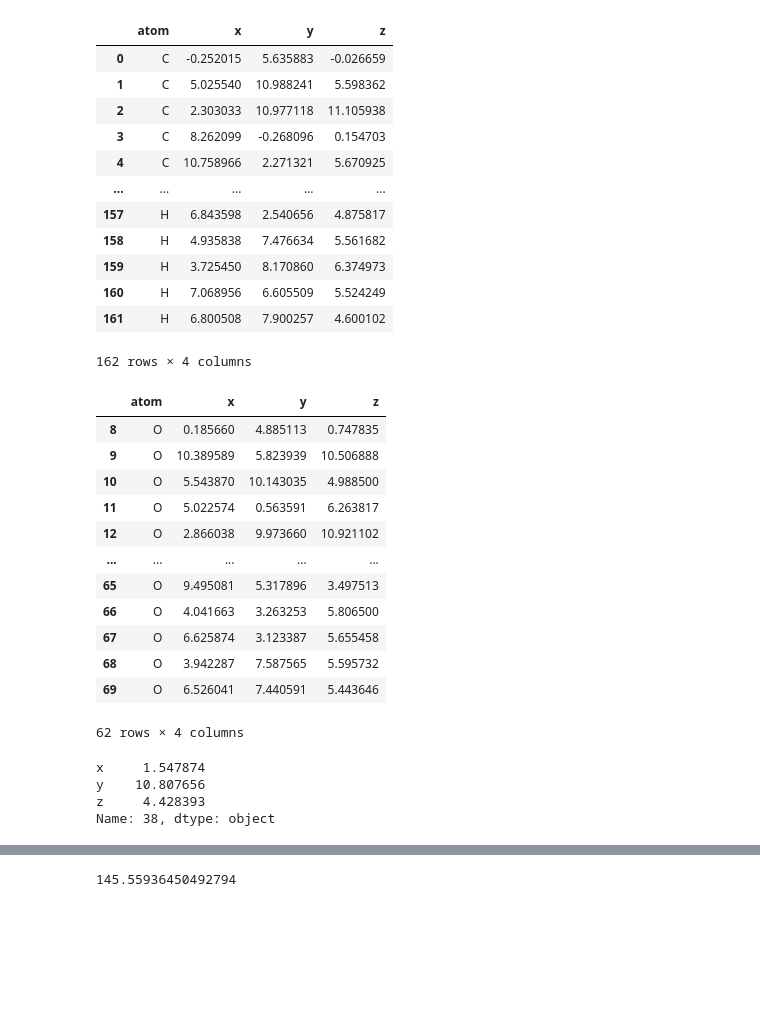
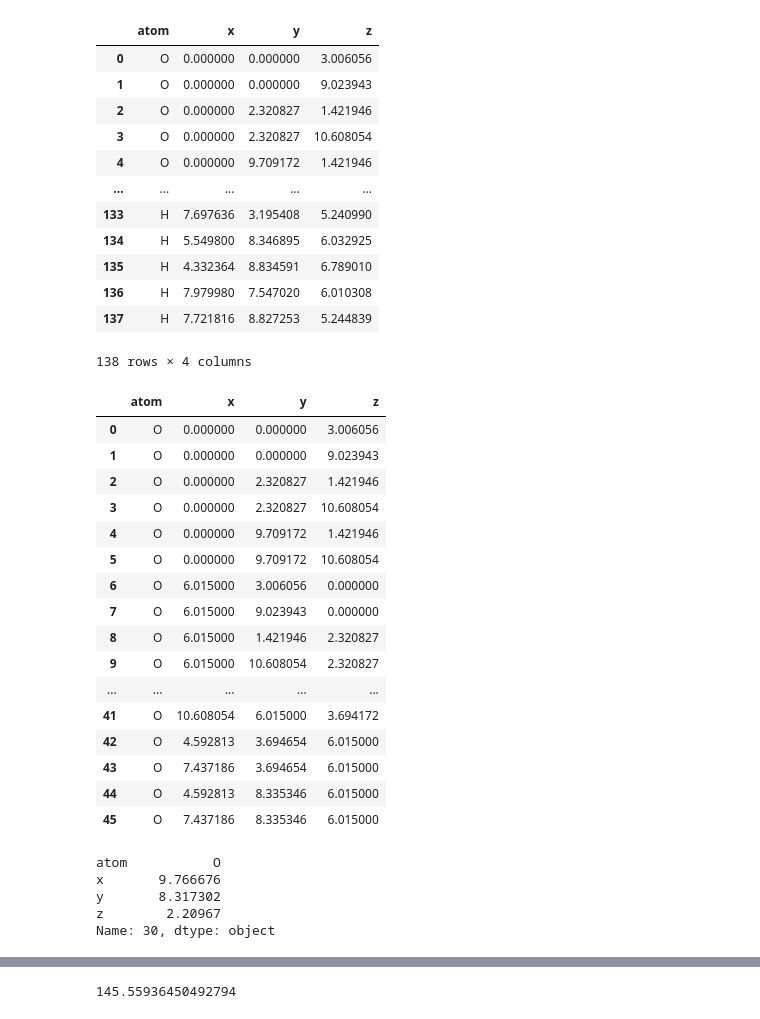
Before and after one commit to nicksmits1/chee494, a Jupyter notebook: DFS_Ring_Identification/DFS_Ring_Finder.ipynb, the cells around one changed output, grey strips where cells are left out. Drawn from its saved outputs; the diff is of its cells as text; code cells hidden in the pictures; blank space fills up the shorter version.

```diff
--- a/DFS_Ring_Identification/DFS_Ring_Finder.ipynb
+++ b/DFS_Ring_Identification/DFS_Ring_Finder.ipynb
@@ -12,7 +12,7 @@ column_names = ['atom', 'x', 'y', 'z']
 # sI_Reference.xyz
 # si_co2/co2_rand_relaxed.xyz
 # si_ch4/methane_relaxed.xyz
-df = pd.read_csv('/Users/nicksmits/chee494/reference_files/si_co2/co2_rand_relaxed.xyz',
+df = pd.read_csv('/Users/nicksmits/chee494/reference_files/sI_Reference.xyz',
                  sep='\s+',
                  names=column_names,
                  skiprows=2)
@@ -22,39 +22,44 @@ df = pd.read_csv('/Users/nicksmits/chee494/reference_files/si_co2/co2_rand_relax
 df
 # %% [output]
 |  | atom | x | y | z |
-| 0 | C | -0.252015 | 5.635883 | -0.026659 |
-| 1 | C | 5.025540 | 10.988241 | 5.598362 |
-| 2 | C | 2.303033 | 10.977118 | 11.105938 |
-| 3 | C | 8.262099 | -0.268096 | 0.154703 |
-| 4 | C | 10.758966 | 2.271321 | 5.670925 |
+| 0 | O | 0.000000 | 0.000000 | 3.006056 |
+| 1 | O | 0.000000 | 0.000000 | 9.023943 |
+| 2 | O | 0.000000 | 2.320827 | 1.421946 |
+| 3 | O | 0.000000 | 2.320827 | 10.608054 |
+| 4 | O | 0.000000 | 9.709172 | 1.421946 |
 | ... | ... | ... | ... | ... |
-| 157 | H | 6.843598 | 2.540656 | 4.875817 |
-| 158 | H | 4.935838 | 7.476634 | 5.561682 |
-| 159 | H | 3.725450 | 8.170860 | 6.374973 |
-| 160 | H | 7.068956 | 6.605509 | 5.524249 |
-| 161 | H | 6.800508 | 7.900257 | 4.600102 |
+| 133 | H | 7.697636 | 3.195408 | 5.240990 |
+| 134 | H | 5.549800 | 8.346895 | 6.032925 |
+| 135 | H | 4.332364 | 8.834591 | 6.789010 |
+| 136 | H | 7.979980 | 7.547020 | 6.010308 |
+| 137 | H | 7.721816 | 8.827253 | 5.244839 |
-162 rows × 4 columns
+138 rows × 4 columns
 # %%
 # Get the oxygen atoms only that for the cage
 oxygen_df = df[df['atom'] == 'O']
+hydrogen_df = df[df['atom'] == 'H']
 
 # oxygen_df = oxygen_df.sample(frac=1)
 
 oxygen_df
 # %% [output]
 |  | atom | x | y | z |
-| 8 | O | 0.185660 | 4.885113 | 0.747835 |
-| 9 | O | 10.389589 | 5.823939 | 10.506888 |
-| 10 | O | 5.543870 | 10.143035 | 4.988500 |
-| 11 | O | 5.022574 | 0.563591 | 6.263817 |
-| 12 | O | 2.866038 | 9.973660 | 10.921102 |
+| 0 | O | 0.000000 | 0.000000 | 3.006056 |
+| 1 | O | 0.000000 | 0.000000 | 9.023943 |
+| 2 | O | 0.000000 | 2.320827 | 1.421946 |
+| 3 | O | 0.000000 | 2.320827 | 10.608054 |
+| 4 | O | 0.000000 | 9.709172 | 1.421946 |
+| 5 | O | 0.000000 | 9.709172 | 10.608054 |
+| 6 | O | 6.015000 | 3.006056 | 0.000000 |
+| 7 | O | 6.015000 | 9.023943 | 0.000000 |
+| 8 | O | 6.015000 | 1.421946 | 2.320827 |
+| 9 | O | 6.015000 | 10.608054 | 2.320827 |
 | ... | ... | ... | ... | ... |
-| 65 | O | 9.495081 | 5.317896 | 3.497513 |
-| 66 | O | 4.041663 | 3.263253 | 5.806500 |
-| 67 | O | 6.625874 | 3.123387 | 5.655458 |
-| 68 | O | 3.942287 | 7.587565 | 5.595732 |
-| 69 | O | 6.526041 | 7.440591 | 5.443646 |
+| 41 | O | 10.608054 | 6.015000 | 3.694172 |
+| 42 | O | 4.592813 | 3.694654 | 6.015000 |
+| 43 | O | 7.437186 | 3.694654 | 6.015000 |
+| 44 | O | 4.592813 | 8.335346 | 6.015000 |
+| 45 | O | 7.437186 | 8.335346 | 6.015000 |
-62 rows × 4 columns
 # %%
 # Plot 3D atoms point clouds
 
@@ -113,9 +118,10 @@ def angle_plane(P, Q, R, S):
 # %%
 # Known HBond atoms
 oxygen_df.iloc[20]
-oxygen_df.iloc[30][1:]
+oxygen_df.iloc[30][:]
 # %% [output]
-x     1.547874
-y    10.807656
-z     4.428393
-Name: 38, dtype: object
+atom           O
+x       9.766676
+y       8.317302
+z        2.20967
+Name: 30, dtype: object
```
Also changed, not shown: parts of 6 cells of this notebook, 3 other files.
